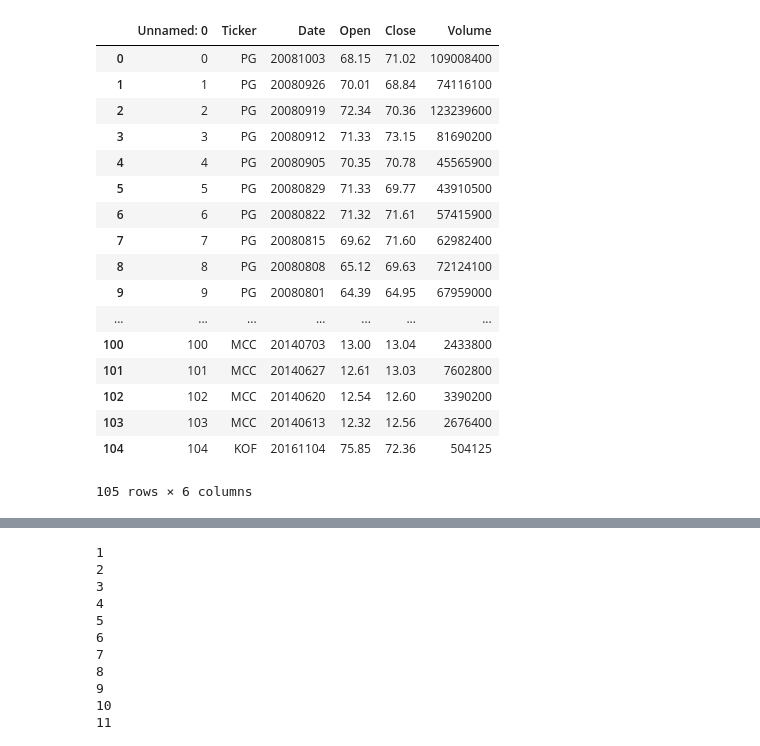
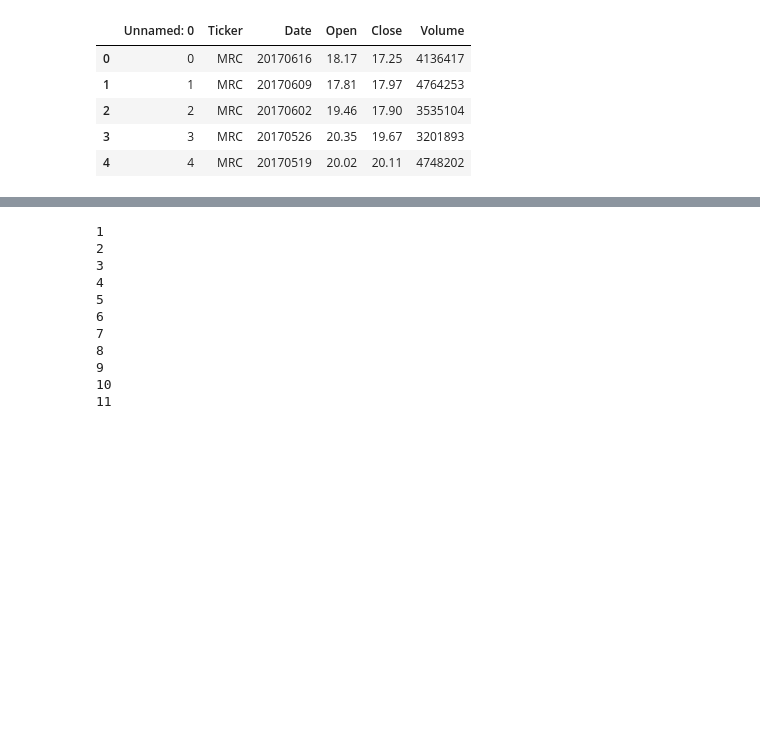
Before and after one commit to harshil753/Bounce_Back, a Jupyter notebook: Finding Lows.ipynb, the cells around one changed output, grey strips where cells are left out. Drawn from its saved outputs; the diff is of its cells as text; code cells hidden in the pictures; blank space fills up the shorter version.

```diff
--- a/Finding Lows.ipynb
+++ b/Finding Lows.ipynb
@@ -3,4 +3,4 @@ import pandas as pd
 import winsound
 import numpy as np
 # %%
-post_df = pd.read_csv("26 weeks after 2.csv")
+post_df = pd.read_csv("26 weeks after.csv")
@@ -9,21 +7,9 @@ pricedrop = pd.read_csv("")
 # %%
-post_df.head(105)
+post_df.head()
 # %% [output]
 |  | Unnamed: 0 | Ticker | Date | Open | Close | Volume |
-| 0 | 0 | PG | 20081003 | 68.15 | 71.02 | 109008400 |
-| 1 | 1 | PG | 20080926 | 70.01 | 68.84 | 74116100 |
-| 2 | 2 | PG | 20080919 | 72.34 | 70.36 | 123239600 |
-| 3 | 3 | PG | 20080912 | 71.33 | 73.15 | 81690200 |
-| 4 | 4 | PG | 20080905 | 70.35 | 70.78 | 45565900 |
-| 5 | 5 | PG | 20080829 | 71.33 | 69.77 | 43910500 |
-| 6 | 6 | PG | 20080822 | 71.32 | 71.61 | 57415900 |
-| 7 | 7 | PG | 20080815 | 69.62 | 71.60 | 62982400 |
-| 8 | 8 | PG | 20080808 | 65.12 | 69.63 | 72124100 |
-| 9 | 9 | PG | 20080801 | 64.39 | 64.95 | 67959000 |
-| ... | ... | ... | ... | ... | ... | ... |
-| 100 | 100 | MCC | 20140703 | 13.00 | 13.04 | 2433800 |
-| 101 | 101 | MCC | 20140627 | 12.61 | 13.03 | 7602800 |
-| 102 | 102 | MCC | 20140620 | 12.54 | 12.60 | 3390200 |
-| 103 | 103 | MCC | 20140613 | 12.32 | 12.56 | 2676400 |
-| 104 | 104 | KOF | 20161104 | 75.85 | 72.36 | 504125 |
+| 0 | 0 | MRC | 20170616 | 18.17 | 17.25 | 4136417 |
+| 1 | 1 | MRC | 20170609 | 17.81 | 17.97 | 4764253 |
+| 2 | 2 | MRC | 20170602 | 19.46 | 17.90 | 3535104 |
+| 3 | 3 | MRC | 20170526 | 20.35 | 19.67 | 3201893 |
+| 4 | 4 | MRC | 20170519 | 20.02 | 20.11 | 4748202 |
-105 rows × 6 columns
```
Also changed, not shown: parts of 4 cells of this notebook, 2 other files.
